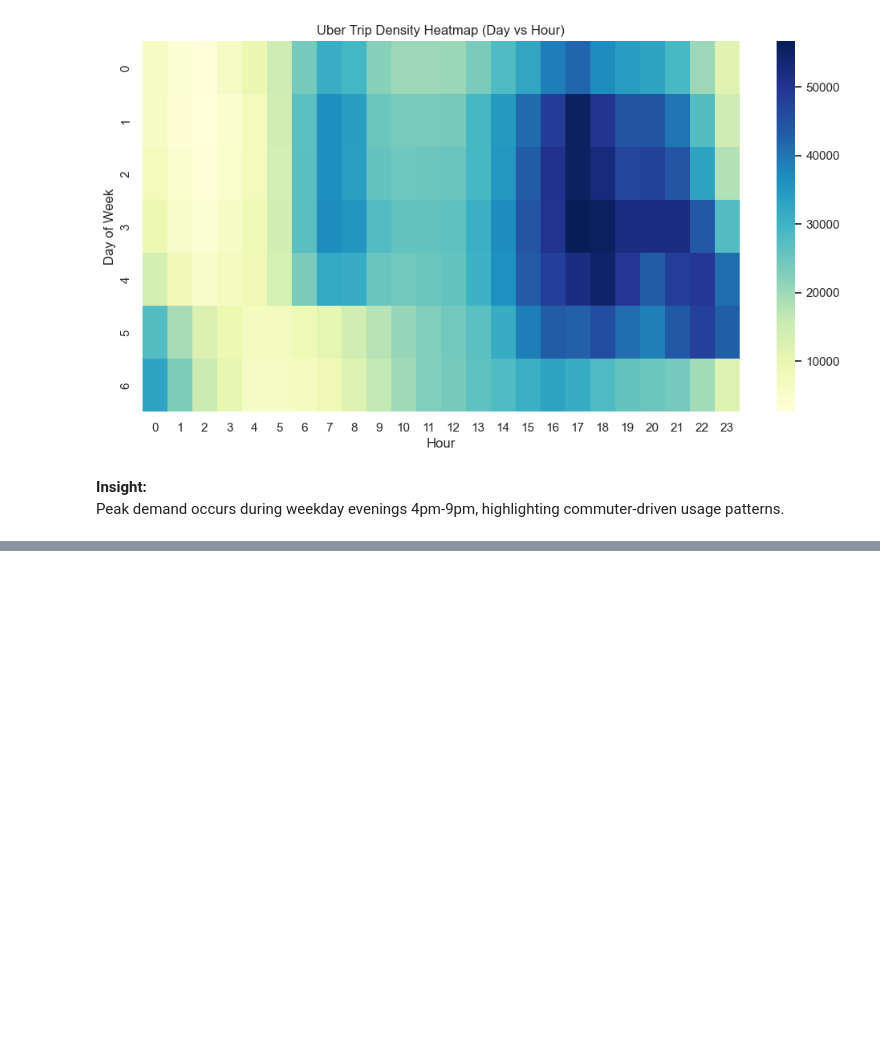
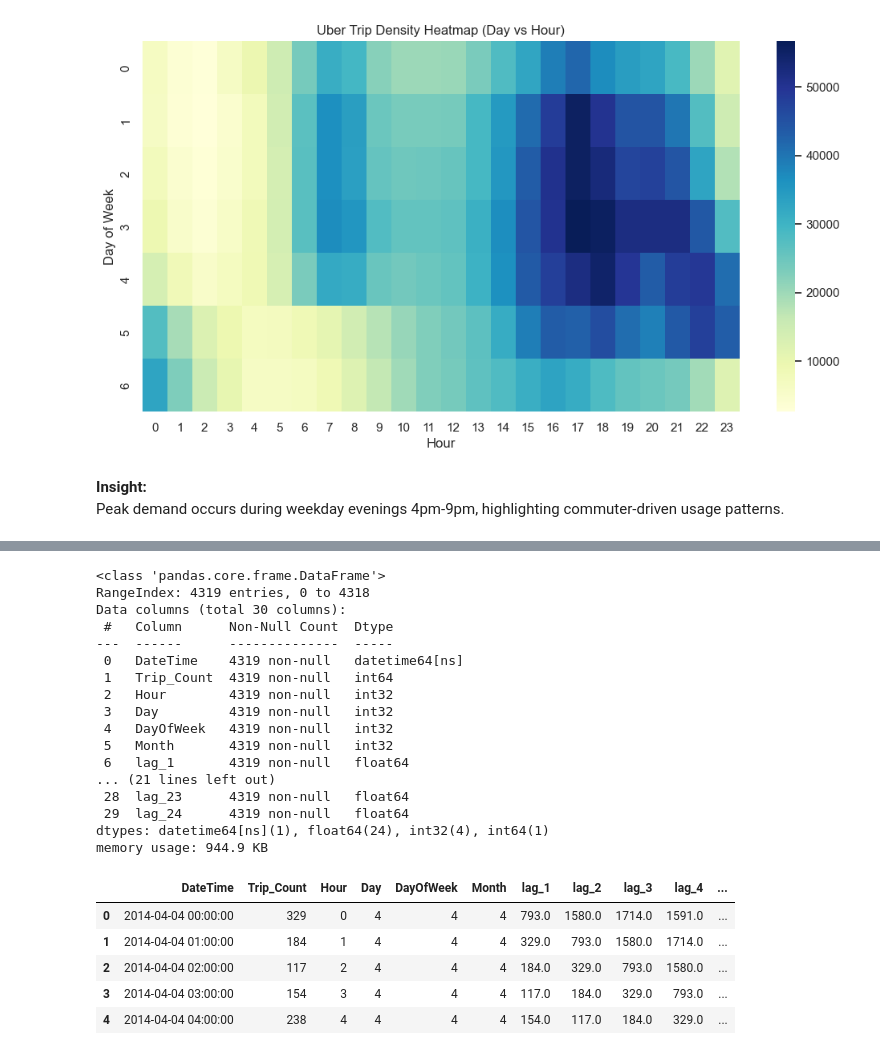
Before and after one commit to HarshaVaradhanGopal/Uber-Trip-Analysis-ML, a Jupyter notebook: Uber_Trip_Analysis.ipynb, the cells around one changed output, grey strips where cells are left out. Saved outputs shown, nothing was run; the diff lists cells and outputs as text; code cells hidden in the pictures; blank space fills up the shorter version.

Commit message:
Added feature engineering with hourly aggregation and lag features

```diff
--- a/Uber_Trip_Analysis.ipynb
+++ b/Uber_Trip_Analysis.ipynb
@@ -204,0 +209,9 @@ Peak demand occurs during weekday evenings 4pm-9pm, highlighting commuter-driven
+# %%
+# Create hourly trip counts
+hourly_df = uber_df.set_index('Date/Time').resample('H').size()
+
+# Convert to DataFrame
+hourly_df = hourly_df.reset_index()
+hourly_df.columns = ['DateTime', 'Trip_Count']
+
+hourly_df.head()
@@ -204,0 +225,38 @@ Peak demand occurs during weekday evenings 4pm-9pm, highlighting commuter-driven
+# %%
+hourly_df['Hour'] = hourly_df['DateTime'].dt.hour
+hourly_df['Day'] = hourly_df['DateTime'].dt.day
+hourly_df['DayOfWeek'] = hourly_df['DateTime'].dt.dayofweek
+hourly_df['Month'] = hourly_df['DateTime'].dt.month
+# %%
+#Lag = last 24 hours
+for lag in range(1, 25):
+    hourly_df[f'lag_{lag}'] = hourly_df['Trip_Count'].shift(lag)
+hourly_df.dropna(inplace=True)
+hourly_df.reset_index(drop=True, inplace=True)
+# %%
+hourly_df.info()
+hourly_df.head()
+# %% [output]
+<class 'pandas.core.frame.DataFrame'>
+RangeIndex: 4319 entries, 0 to 4318
+Data columns (total 30 columns):
+ #   Column      Non-Null Count  Dtype
+---  ------      --------------  -----
+ 0   DateTime    4319 non-null   datetime64[ns]
+ 1   Trip_Count  4319 non-null   int64
+ 2   Hour        4319 non-null   int32
+ 3   Day         4319 non-null   int32
+ 4   DayOfWeek   4319 non-null   int32
+ 5   Month       4319 non-null   int32
+ 6   lag_1       4319 non-null   float64
+... (21 lines left out)
+ 28  lag_23      4319 non-null   float64
+ 29  lag_24      4319 non-null   float64
+dtypes: datetime64[ns](1), float64(24), int32(4), int64(1)
+memory usage: 944.9 KB
+|  | DateTime | Trip_Count | Hour | Day | DayOfWeek | Month | lag_1 | lag_2 | lag_3 | lag_4 | ... |
+| 0 | 2014-04-04 00:00:00 | 329 | 0 | 4 | 4 | 4 | 793.0 | 1580.0 | 1714.0 | 1591.0 | ... |
+| 1 | 2014-04-04 01:00:00 | 184 | 1 | 4 | 4 | 4 | 329.0 | 793.0 | 1580.0 | 1714.0 | ... |
+| 2 | 2014-04-04 02:00:00 | 117 | 2 | 4 | 4 | 4 | 184.0 | 329.0 | 793.0 | 1580.0 | ... |
+| 3 | 2014-04-04 03:00:00 | 154 | 3 | 4 | 4 | 4 | 117.0 | 184.0 | 329.0 | 793.0 | ... |
+| 4 | 2014-04-04 04:00:00 | 238 | 4 | 4 | 4 | 4 | 154.0 | 117.0 | 184.0 | 329.0 | ... |
```
Also changed, not shown: parts of 7 cells of this notebook.
